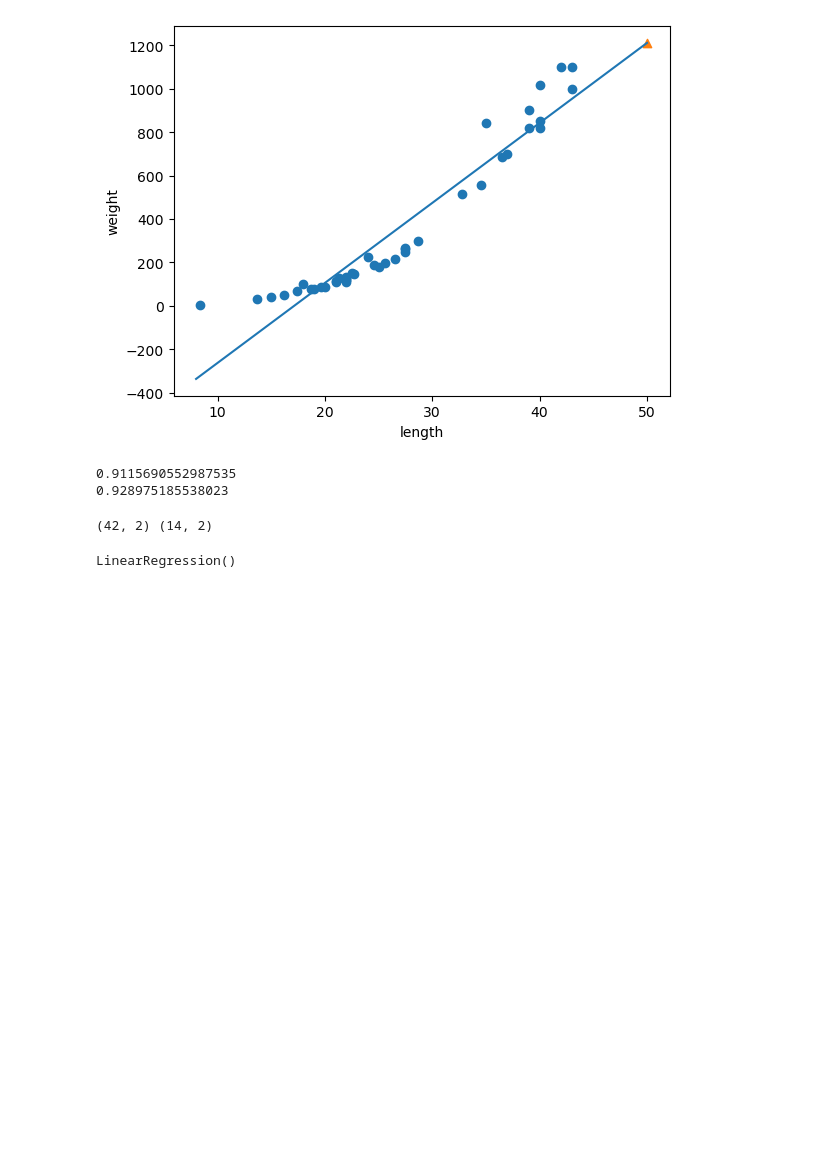
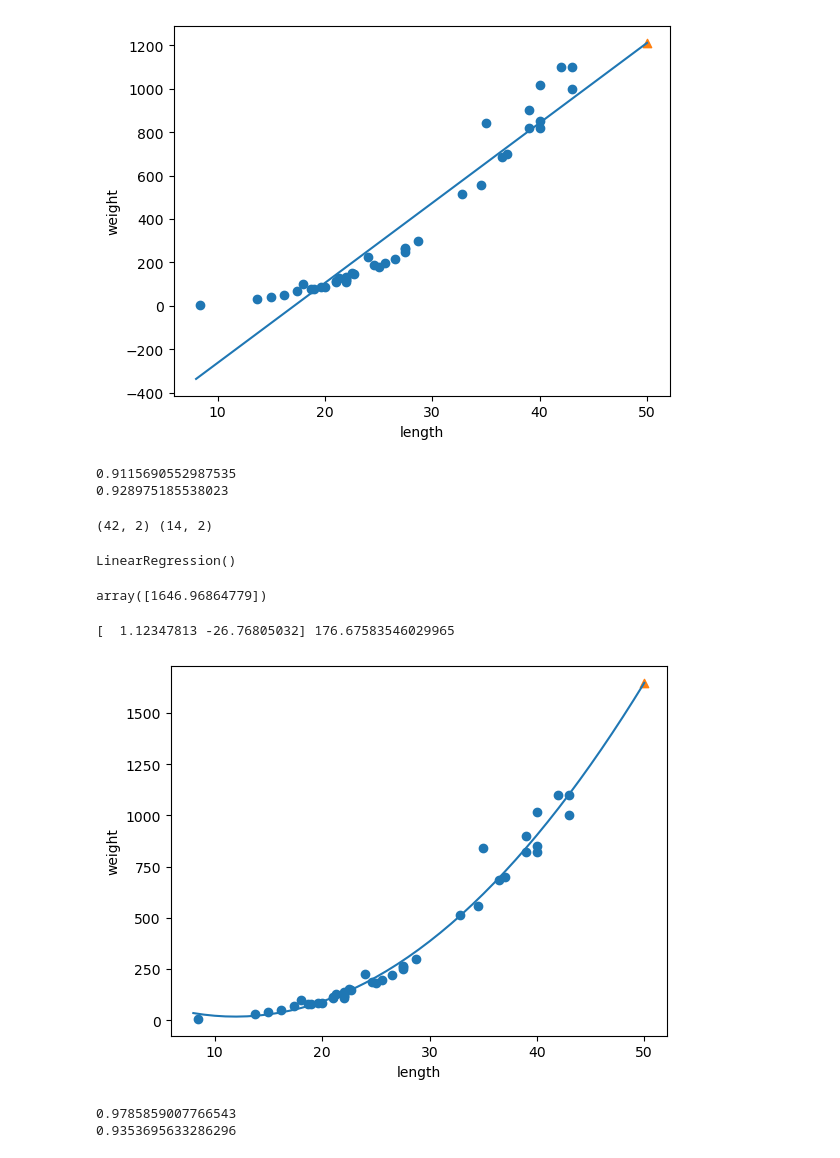
Before and after one commit to yonggyo1125/ai_pintech_1st, a Jupyter notebook: 9. 핀테크 머신러닝과 딥러닝 이해/day02/ex02.ipynb, the cells around one changed output. Saved outputs shown, nothing was run; the diff lists cells and outputs as text; code cells hidden in the pictures; blank space fills up the shorter version.

```diff
--- a/9. 핀테크 머신러닝과 딥러닝 이해/day02/ex02.ipynb
+++ b/9. 핀테크 머신러닝과 딥러닝 이해/day02/ex02.ipynb
@@ -108,3 +108,29 @@ lr = LinearRegression()
 lr.fit(train_poly, train_target)
 # %% [output]
 LinearRegression()
+# %%
+lr.predict([[50 ** 2, 50]])
+# %% [output]
+array([1646.96864779])
+# %%
+print(lr.coef_, lr.intercept_)
+# %% [output]
+[  1.12347813 -26.76805032] 176.67583546029965
+# %%
+# 곡선 - 연속된 x, y 좌표를 제공
+point = np.arange(8, 51) # 8~50  길이
+
+plt.scatter(train_input, train_target) # 훈련 세트 산포도
+plt.scatter(50, 1647, marker='^')
+plt.plot(point, lr.coef_[0] * point ** 2 + lr.coef_[1] * point + lr.intercept_)
+plt.xlabel('length')
+plt.ylabel('weight')
+plt.show()
+# %% [output]
+[figure, added]
+# %%
+print(lr.score(train_poly, train_target)) # 훈련 세트 결정 계수
+print(lr.score(test_poly, test_target)) # 테스트 세트 결정 계수
+# %% [output]
+0.9785859007766543
+0.9353695633286296
```
